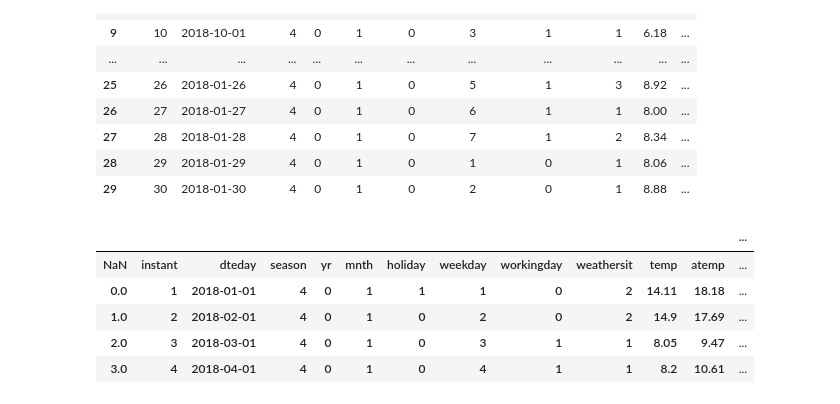
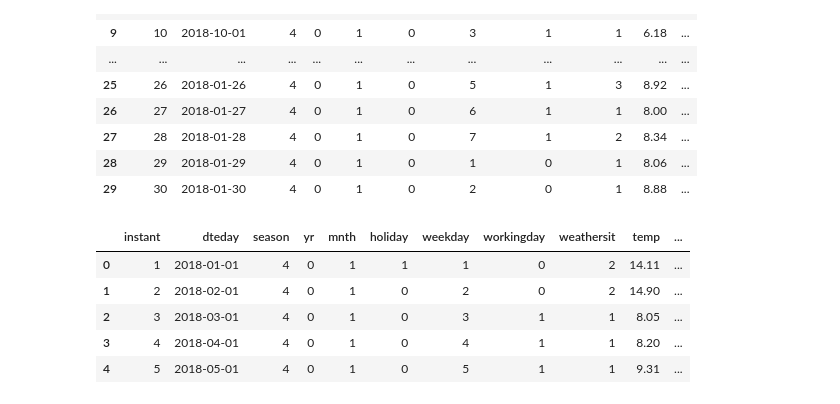
Before and after one commit to Adalab/Adalab-project-da-promo-B-module-3-team-2, a Jupyter notebook: Limpieza.ipynb, the cells around one changed output. Cells and saved outputs as stored; diff of their text form; code cells hidden in the pictures.

Commit message:
archivo holidays

```diff
--- a/Limpieza.ipynb
+++ b/Limpieza.ipynb
@@ -251,12 +251,12 @@ df.head(30)
 # %%
 df.to_csv("./datos/limpieza.csv")
 # %%
-df2=pd.read_csv('./datos/limpieza_holidays.csv', sep=';')
+df2=pd.read_csv('./datos/limpieza_holidays_bien.csv', sep=';', index_col=0)
 df2.head()
 # %% [output]
-|  |  |  |  |  |  |  |  |  |  |  |  | ... |
-| NaN | instant | dteday | season | yr | mnth | holiday | weekday | workingday | weathersit | temp | atemp | ... |
-| 0.0 | 1 | 2018-01-01 | 4 | 0 | 1 | 1 | 1 | 0 | 2 | 14.11 | 18.18 | ... |
-| 1.0 | 2 | 2018-02-01 | 4 | 0 | 1 | 0 | 2 | 0 | 2 | 14.9 | 17.69 | ... |
-| 2.0 | 3 | 2018-03-01 | 4 | 0 | 1 | 0 | 3 | 1 | 1 | 8.05 | 9.47 | ... |
-| 3.0 | 4 | 2018-04-01 | 4 | 0 | 1 | 0 | 4 | 1 | 1 | 8.2 | 10.61 | ... |
+|  | instant | dteday | season | yr | mnth | holiday | weekday | workingday | weathersit | temp | ... |
+| 0 | 1 | 2018-01-01 | 4 | 0 | 1 | 1 | 1 | 0 | 2 | 14.11 | ... |
+| 1 | 2 | 2018-02-01 | 4 | 0 | 1 | 0 | 2 | 0 | 2 | 14.90 | ... |
+| 2 | 3 | 2018-03-01 | 4 | 0 | 1 | 0 | 3 | 1 | 1 | 8.05 | ... |
+| 3 | 4 | 2018-04-01 | 4 | 0 | 1 | 0 | 4 | 1 | 1 | 8.20 | ... |
+| 4 | 5 | 2018-05-01 | 4 | 0 | 1 | 0 | 5 | 1 | 1 | 9.31 | ... |
```
Also changed, not shown: parts of 1 cell of this notebook, 2 other files.
